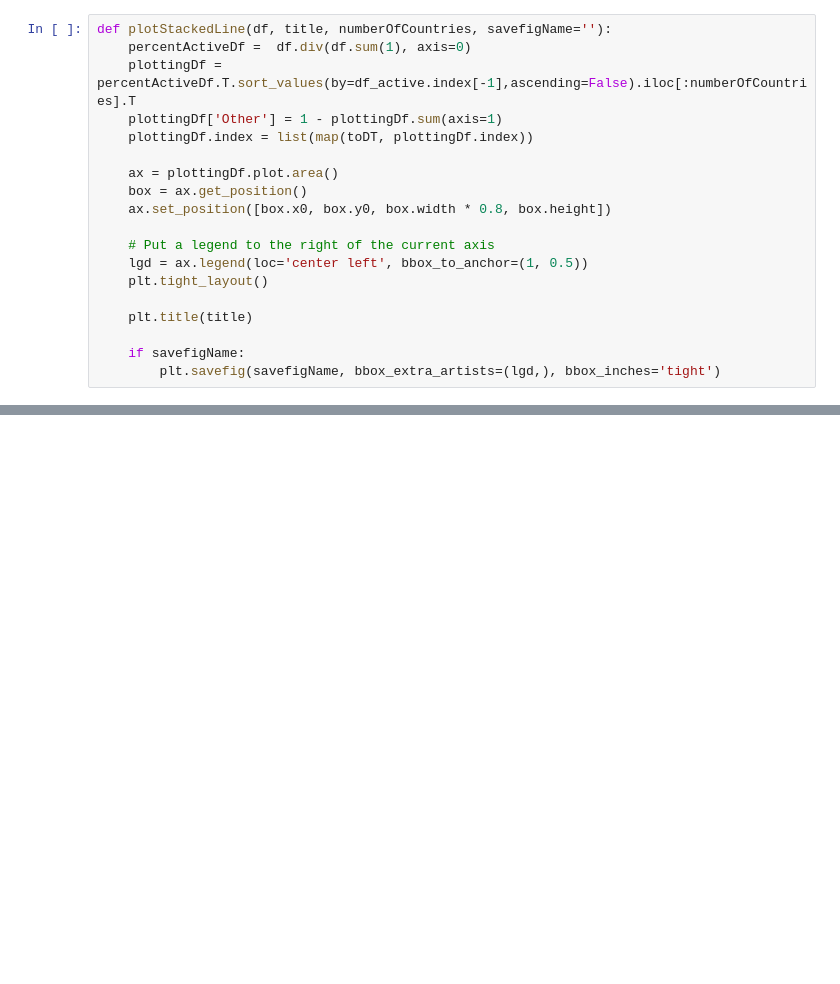
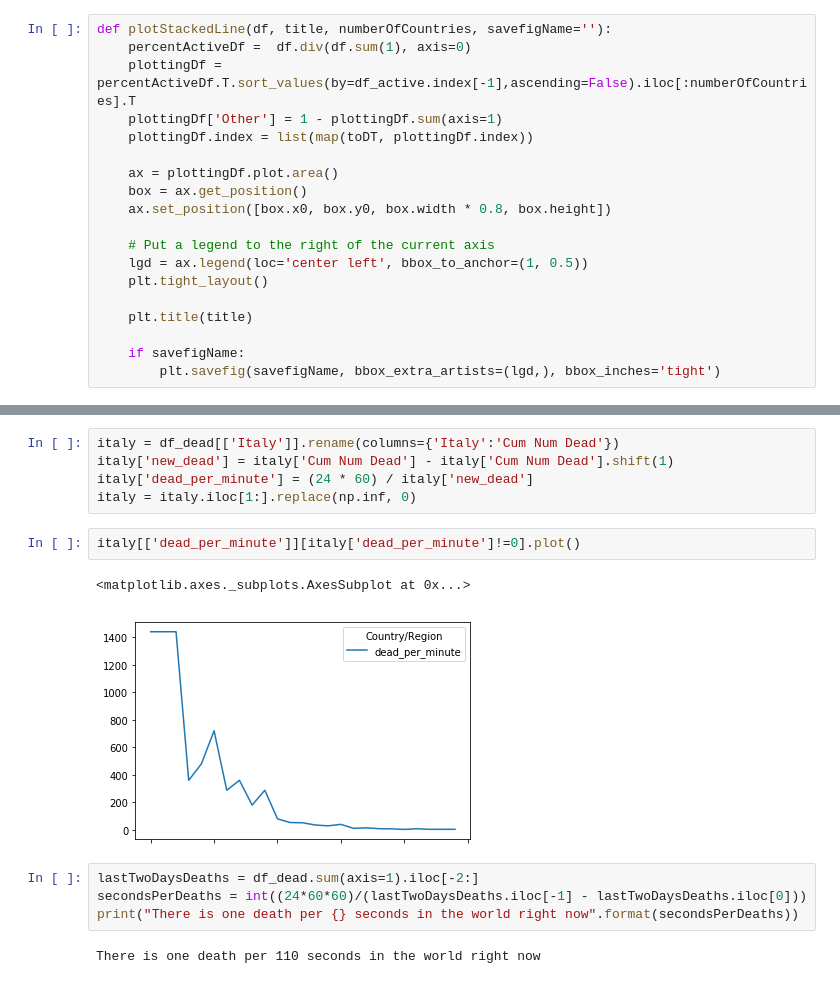
Before and after one commit to kennethgoodman/COVID-19, a Jupyter notebook: KG Analysis/Daily Analysis.ipynb, the cells around one changed output, grey strips where cells are left out. Cells and saved outputs as stored; diff of their text form; blank space fills up the shorter version.

```diff
--- a/KG Analysis/Daily Analysis.ipynb
+++ b/KG Analysis/Daily Analysis.ipynb
@@ -360,0 +361,16 @@ plotStackedLine(df_confirmed, 'Confirmed % By Country', 9, 'stackedarea.recovere
+# %%
+italy = df_dead[['Italy']].rename(columns={'Italy':'Cum Num Dead'})
+italy['new_dead'] = italy['Cum Num Dead'] - italy['Cum Num Dead'].shift(1)
+italy['dead_per_minute'] = (24 * 60) / italy['new_dead']
+italy = italy.iloc[1:].replace(np.inf, 0)
+# %%
+italy[['dead_per_minute']][italy['dead_per_minute']!=0].plot()
+# %% [output]
+<matplotlib.axes._subplots.AxesSubplot at 0x...>
+[figure, added]
+# %%
+lastTwoDaysDeaths = df_dead.sum(axis=1).iloc[-2:]
+secondsPerDeaths = int((24*60*60)/(lastTwoDaysDeaths.iloc[-1] - lastTwoDaysDeaths.iloc[0]))
+print("There is one death per {} seconds in the world right now".format(secondsPerDeaths))
+# %% [output]
+There is one death per 110 seconds in the world right now
```
Also changed, not shown: parts of 25 cells of this notebook.
